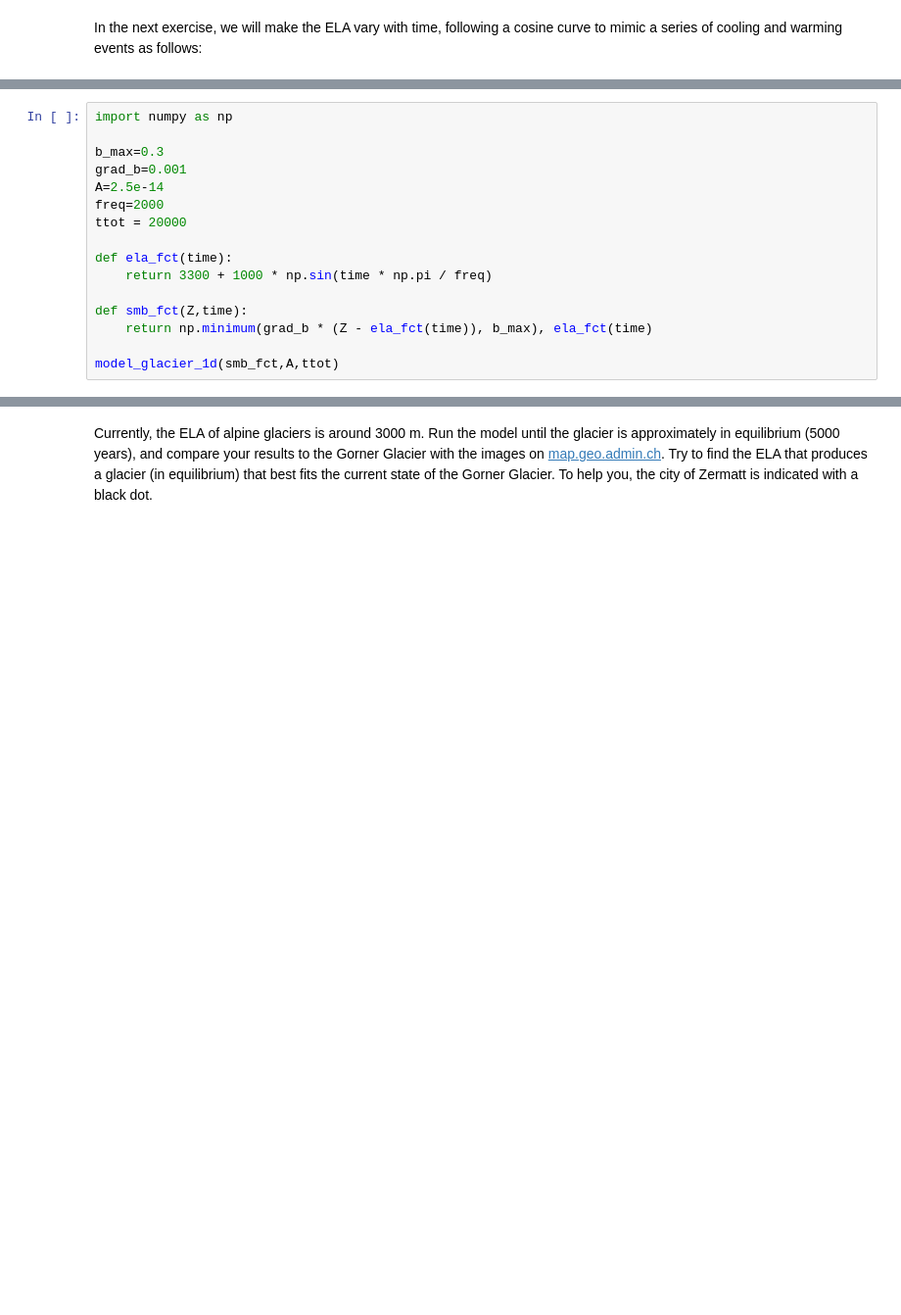
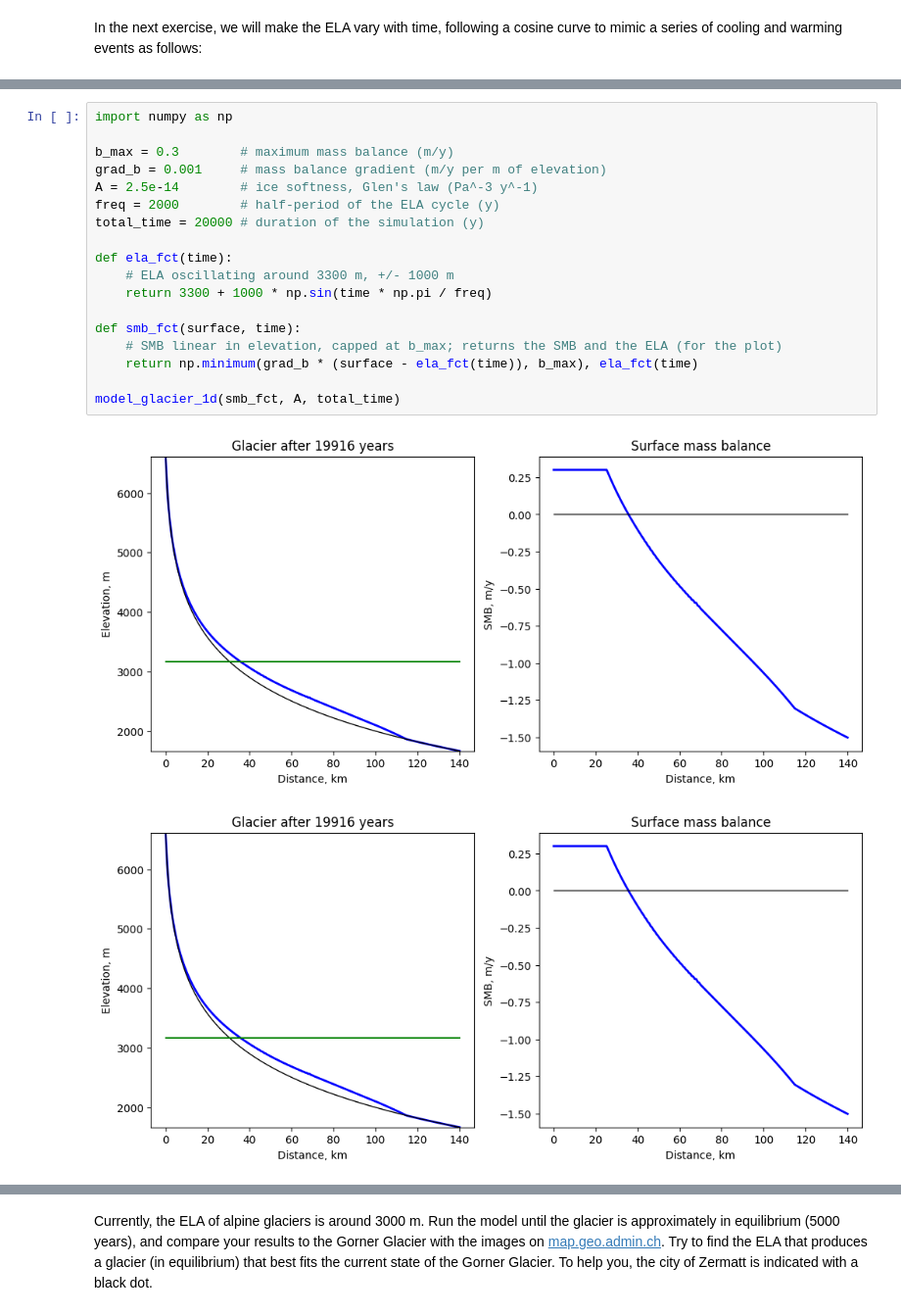
Before and after one commit to jouvetg/glamod, a Jupyter notebook: _sources/session1/1d-tutorial-sia-model.ipynb, the cells around one changed output, grey strips where cells are left out. Shown at 98% size. Cells and saved outputs as stored; diff of their text form; blank space fills up the shorter version.

```diff
--- a/_sources/session1/1d-tutorial-sia-model.ipynb
+++ b/_sources/session1/1d-tutorial-sia-model.ipynb
@@ -292,17 +306,22 @@ Observe the time lapse between the minimum (resp. maximum) in ELA, and the time
 # %%
 import numpy as np
 
-b_max=0.3
-grad_b=0.001
-A=2.5e-14
-freq=2000
-ttot = 20000
+b_max = 0.3        # maximum mass balance (m/y)
+grad_b = 0.001     # mass balance gradient (m/y per m of elevation)
+A = 2.5e-14        # ice softness, Glen's law (Pa^-3 y^-1)
+freq = 2000        # half-period of the ELA cycle (y)
+total_time = 20000 # duration of the simulation (y)
 
 def ela_fct(time):
+    # ELA oscillating around 3300 m, +/- 1000 m
     return 3300 + 1000 * np.sin(time * np.pi / freq)
 
-def smb_fct(Z,time):
-    return np.minimum(grad_b * (Z - ela_fct(time)), b_max), ela_fct(time)
+def smb_fct(surface, time):
+    # SMB linear in elevation, capped at b_max; returns the SMB and the ELA (for the plot)
+    return np.minimum(grad_b * (surface - ela_fct(time)), b_max), ela_fct(time)
 
-model_glacier_1d(smb_fct,A,ttot)
+model_glacier_1d(smb_fct, A, total_time)
+# %% [output]
+[figure, added]
+[figure, added]
 # %% [markdown]
```
Also changed, not shown: parts of 12 cells of this notebook, 25 other files.
